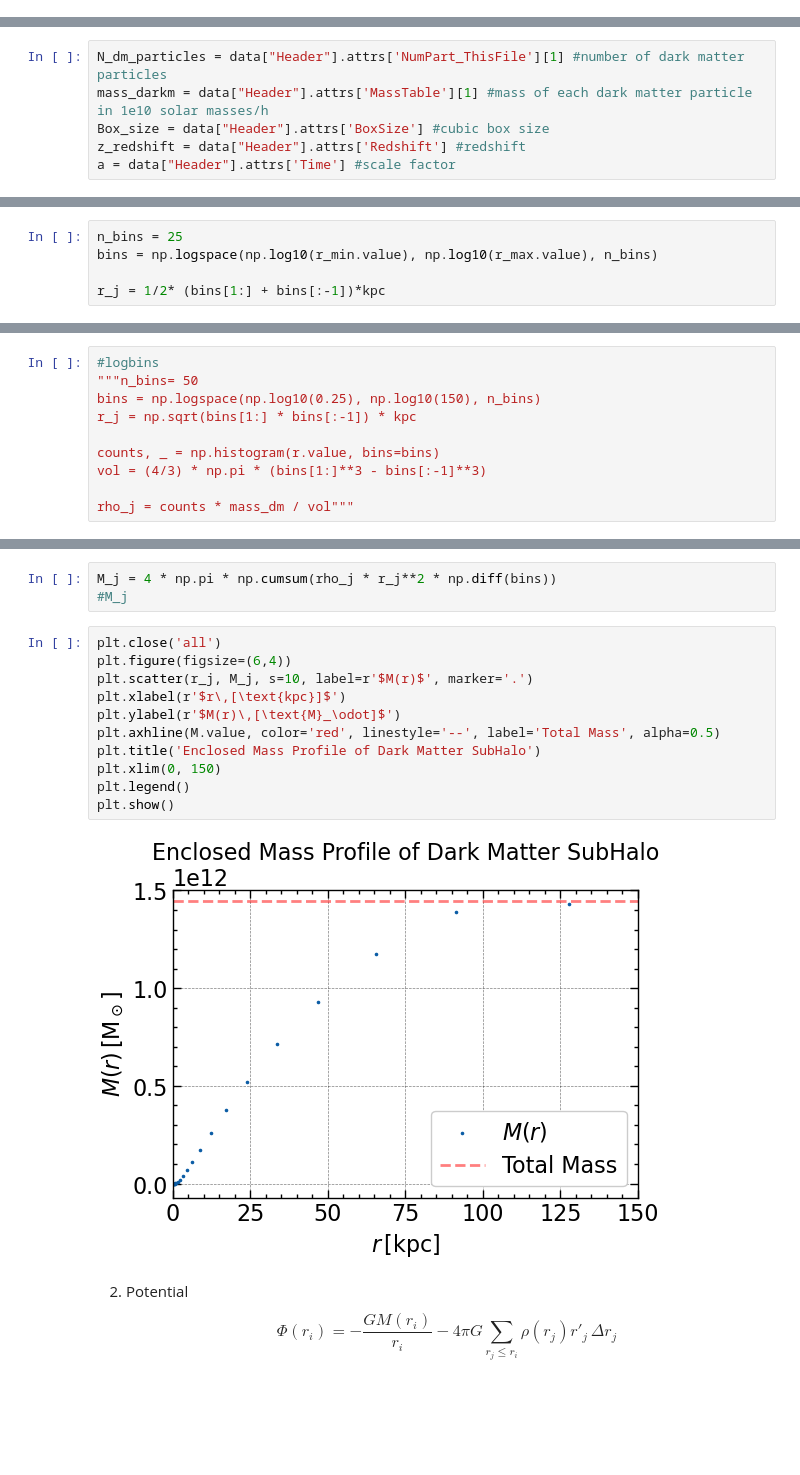
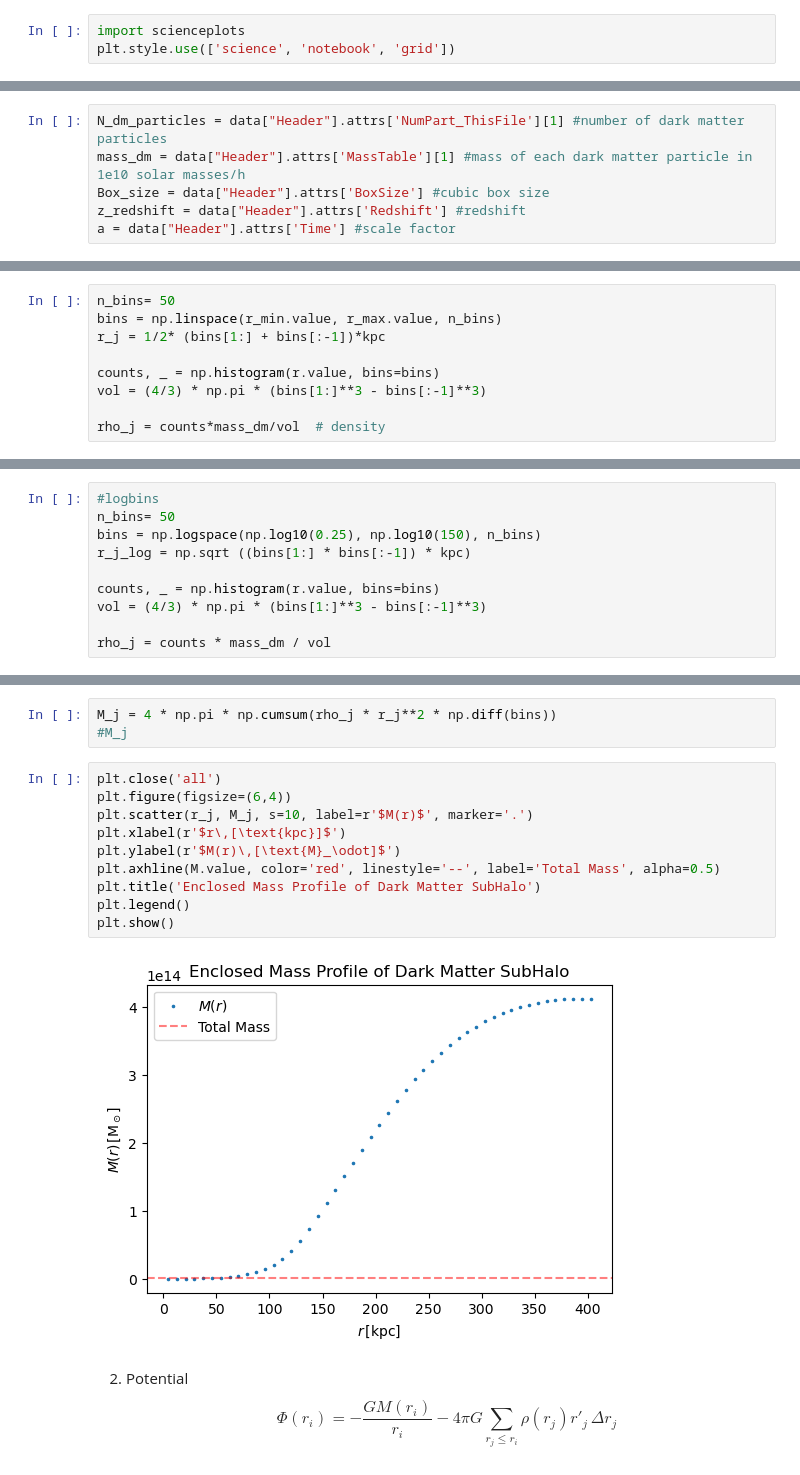
Before and after one commit to Jitskeverheecke/TANA_Project, a Jupyter notebook: project.ipynb, the cells around one changed output, grey strips where cells are left out. Saved outputs shown, nothing was run; the diff lists cells and outputs as text; blank space fills up the shorter version.

```diff
--- a/project.ipynb
+++ b/project.ipynb
@@ -9,3 +9,6 @@ from astropy import constants as c
 from astropy import units as u
 #import pandas as pd
 #import seaborn as sns
+# %%
+import scienceplots
+plt.style.use(['science', 'notebook', 'grid'])
@@ -24,7 +29,7 @@ data = h5py.File('cutout_344137.hdf5','r')
 Omega_m, Omega_Lambda, Omega_b, h = data["Header"].attrs['Omega0'], data["Header"].attrs['OmegaLambda'], data["Header"].attrs['OmegaBaryon'], data["Header"].attrs['HubbleParam']
 # %%
 N_dm_particles = data["Header"].attrs['NumPart_ThisFile'][1] #number of dark matter particles
-mass_darkm = data["Header"].attrs['MassTable'][1] #mass of each dark matter particle in 1e10 solar masses/h
+mass_dm = data["Header"].attrs['MassTable'][1] #mass of each dark matter particle in 1e10 solar masses/h
 Box_size = data["Header"].attrs['BoxSize'] #cubic box size
 z_redshift = data["Header"].attrs['Redshift'] #redshift
 a = data["Header"].attrs['Time'] #scale factor
@@ -302,7 +307,11 @@ plt.show()
 # %% [markdown]
 Compute a histogram for different radii
 # %%
-n_bins = 25
-bins = np.logspace(np.log10(r_min.value), np.log10(r_max.value), n_bins)
+n_bins= 50
+bins = np.linspace(r_min.value, r_max.value, n_bins)
+r_j = 1/2* (bins[1:] + bins[:-1])*kpc
 
-r_j = 1/2* (bins[1:] + bins[:-1])*kpc
+counts, _ = np.histogram(r.value, bins=bins)
+vol = (4/3) * np.pi * (bins[1:]**3 - bins[:-1]**3)
+
+rho_j = counts*mass_dm/vol  # density
@@ -328,10 +340,10 @@ plt.show()
 # %%
 #logbins
-"""n_bins= 50
+n_bins= 50
 bins = np.logspace(np.log10(0.25), np.log10(150), n_bins)
-r_j = np.sqrt(bins[1:] * bins[:-1]) * kpc
+r_j_log = np.sqrt ((bins[1:] * bins[:-1]) * kpc)
 
 counts, _ = np.histogram(r.value, bins=bins)
 vol = (4/3) * np.pi * (bins[1:]**3 - bins[:-1]**3)
 
-rho_j = counts * mass_dm / vol"""
+rho_j = counts * mass_dm / vol
@@ -364,16 +374,15 @@ M_j = 4 * np.pi * np.cumsum(rho_j * r_j**2 * np.diff(bins))
 # %%
 plt.close('all')
 plt.figure(figsize=(6,4))
 plt.scatter(r_j, M_j, s=10, label=r'$M(r)$', marker='.')
 plt.xlabel(r'$r\,[\text{kpc}]$')
 plt.ylabel(r'$M(r)\,[\text{M}_\odot]$')
 plt.axhline(M.value, color='red', linestyle='--', label='Total Mass', alpha=0.5)
 plt.title('Enclosed Mass Profile of Dark Matter SubHalo')
-plt.xlim(0, 150)
 plt.legend()
 plt.show()
 # %% [output]
-[figure, old version]
+[figure, new version]
 # %% [markdown]
 2. Potential
 \begin{equation}
```
Also changed, not shown: parts of 19 cells of this notebook.
